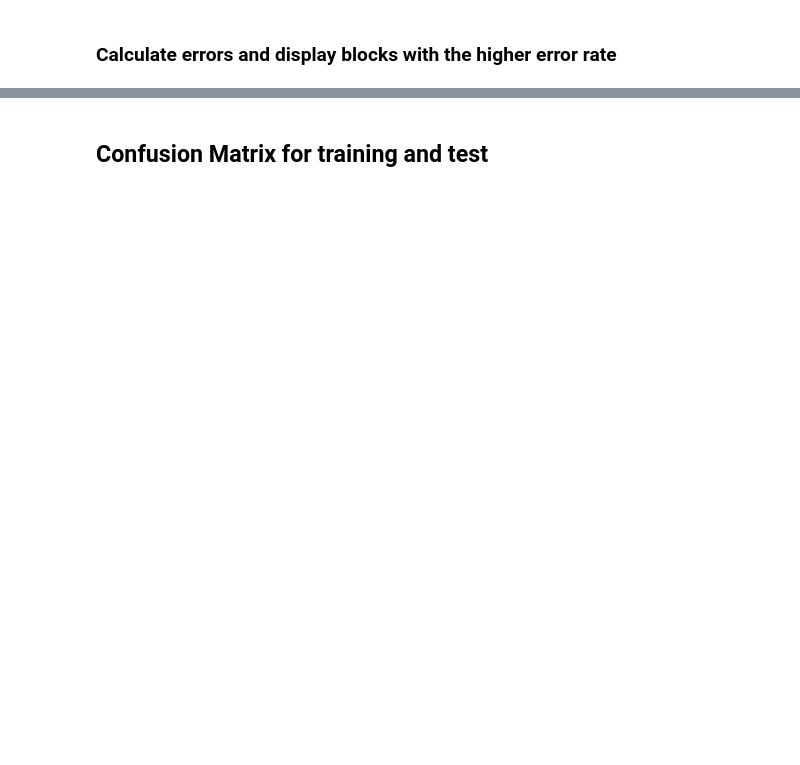
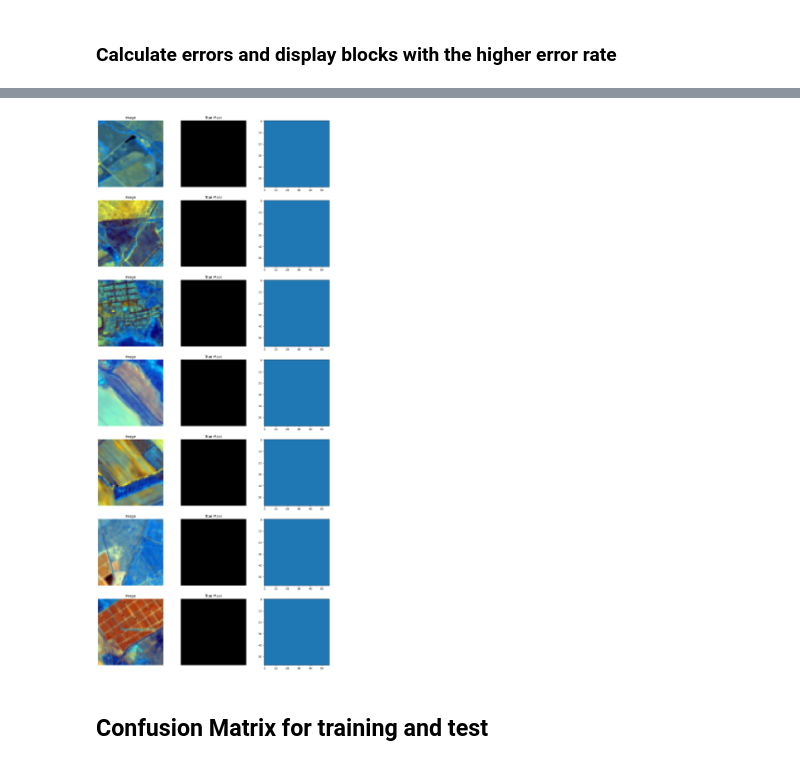
Before and after one commit to inesbsilveira/2nd-semester-2023, a Jupyter notebook: IS_MC_code_img_segmentation_workinprogress.ipynb, the cells around one changed output, grey strips where cells are left out. Cells and saved outputs as stored; diff of their text form; code cells hidden in the pictures; blank space fills up the shorter version.

```diff
--- a/IS_MC_code_img_segmentation_workinprogress.ipynb
+++ b/IS_MC_code_img_segmentation_workinprogress.ipynb
@@ -416,3 +477,47 @@ plt.show()
+# %%
+# Specify the blocks you want to display
+blocks_to_display = [156, 22, 89, 41, 21, 139, 149] #error percentage ~95
+#blocks_to_display = [78, 104, 29, 131, 17, 0, 1] #error percentage ~70
+#blocks_to_display = [119, 112, 110, 140, 83, 82, 60] #error percentage ~50/30
+
+# Create a list to store the indices of the specified blocks
+indices_to_display = []
+
+# Find the indices of the specified blocks in the test_dl
+for idx, pred in enumerate(preds):
+    sample_image_path = list(test_dl.items)[idx]
+    row, column = get_row_column_from_filename(sample_image_path)
+    block_index = row * columns + column  # Calculate the block index based on row and column
+    if block_index in blocks_to_display:
+        indices_to_display.append(idx)
+
+# Display the specified blocks
+fig, axes = plt.subplots(len(indices_to_display), 3, figsize=(15, 5 * len(indices_to_display)))
+
+for i, idx in enumerate(indices_to_display):
+    sample_image_path = list(test_dl.items)[idx]
+    sample_image = PILImage.create(sample_image_path)
+    sample_pred = preds[idx].argmax(dim=0).numpy()
+
+    # Load the ground truth mask for the sample
+    row, column = get_row_column_from_filename(sample_image_path)
+    mask_file = os.path.join(mask_folder, f'row_{row}', f'image_{row}_{column}_mask1.png')
+    true_mask = np.array(Image.open(mask_file))
+
+    # image of satellite aggregate
+    axes[i, 0].imshow(sample_image)
+    axes[i, 0].set_title('Image')
+    axes[i, 0].axis('off')
+
+    # image of true mask
+    axes[i, 1].imshow(true_mask, cmap='gray')
+    axes[i, 1].set_title('True Mask')
+    axes[i, 1].axis('off')
+
+    # image of predicted mask
+    axes[i, 2].imshow(sample_pred, cmap='tab20')
+# %% [output]
+[figure, added]
 # %% [markdown]
 ## Confusion Matrix for training and test
 # %%
```
Also changed, not shown: parts of 6 cells of this notebook.
